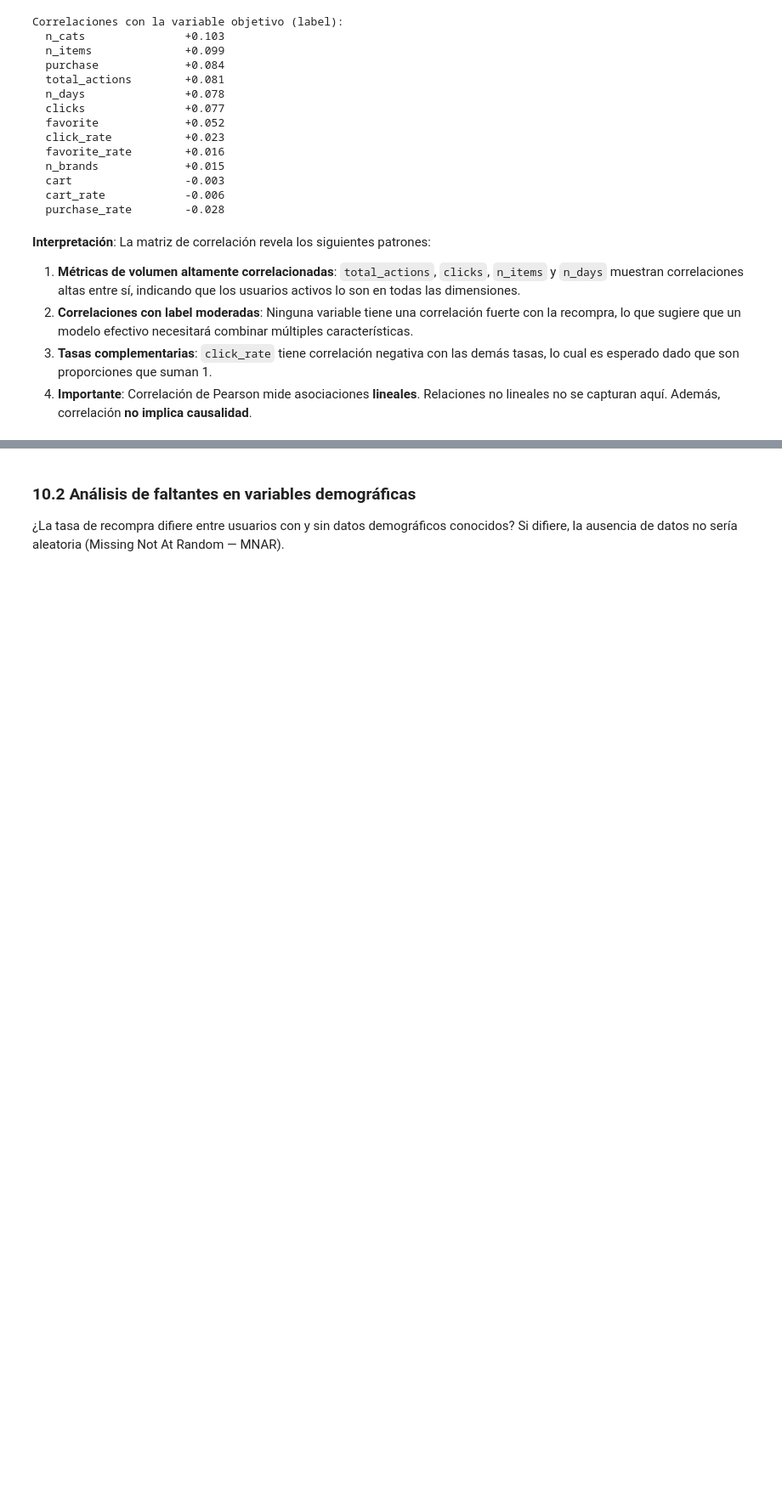
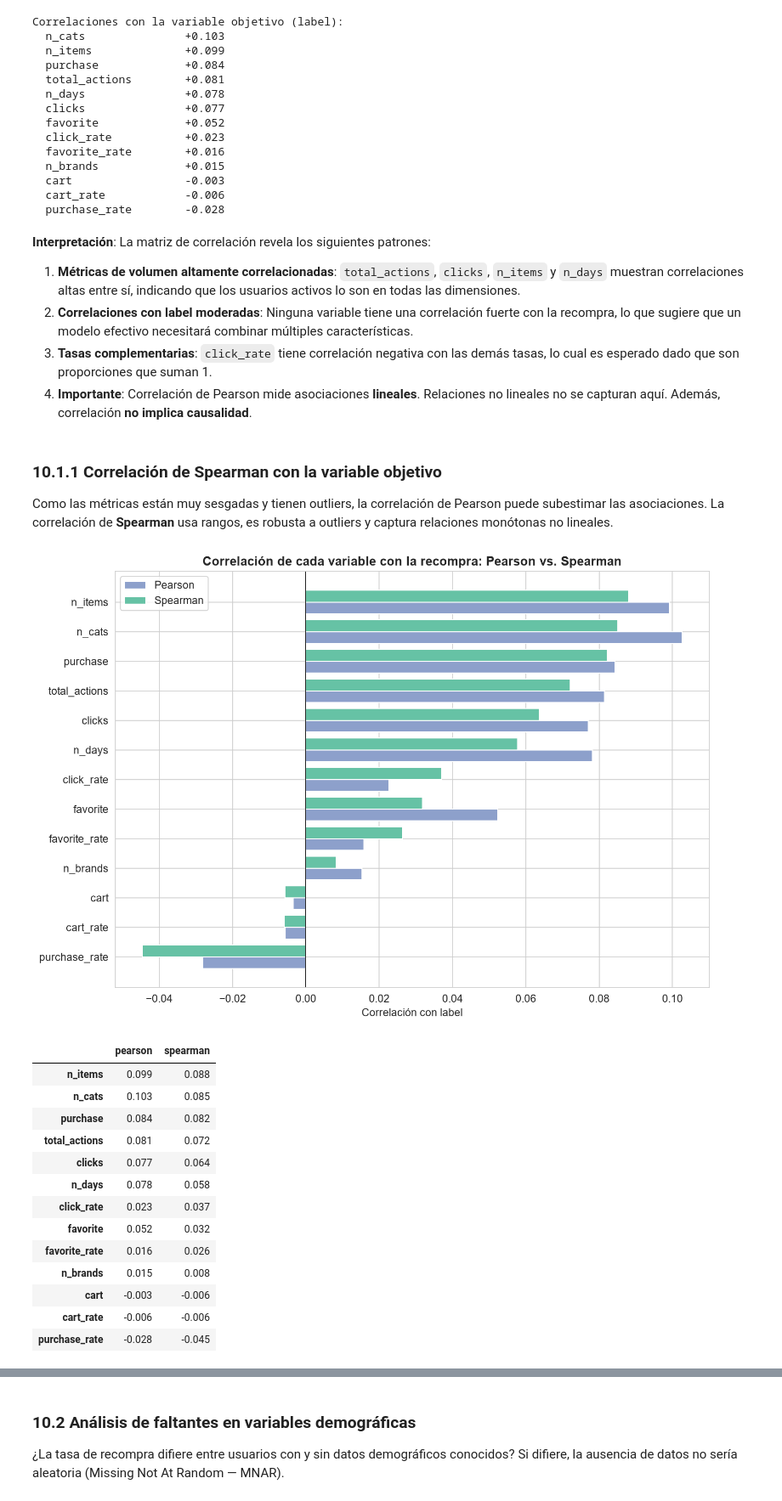
Before and after one commit to DavidDominguez-11/DS-Proyecto2, a Jupyter notebook: notebooks/proyecto2_eda.ipynb, the cells around one changed output, grey strips where cells are left out. Shown at 85% size. Cells and saved outputs as stored; diff of their text form; code cells hidden in the pictures; blank space fills up the shorter version.

Commit message:
feat(eda): validaciones calculadas, análisis temporal, Spearman y pruebas estadísticas

```diff
--- a/notebooks/proyecto2_eda.ipynb
+++ b/notebooks/proyecto2_eda.ipynb
@@ -1435,3 +1545,47 @@ Correlaciones con la variable objetivo (label):
 2. **Correlaciones con label moderadas**: Ninguna variable tiene una correlación fuerte con la recompra, lo que sugiere que un modelo efectivo necesitará combinar múltiples características.
 3. **Tasas complementarias**: `click_rate` tiene correlación negativa con las demás tasas, lo cual es esperado dado que son proporciones que suman 1.
 4. **Importante**: Correlación de Pearson mide asociaciones **lineales**. Relaciones no lineales no se capturan aquí. Además, correlación **no implica causalidad**.
+# %% [markdown]
+### 10.1.1 Correlación de Spearman con la variable objetivo
+
+Como las métricas están muy sesgadas y tienen outliers, la correlación de Pearson puede subestimar las asociaciones. La correlación de **Spearman** usa rangos, es robusta a outliers y captura relaciones monótonas no lineales.
+# %%
+pearson_label = analitica[corr_vars].corr(method='pearson')['label'].drop('label')
+spearman_label = analitica[corr_vars].corr(method='spearman')['label'].drop('label')
+corr_comp = pd.DataFrame({'pearson': pearson_label, 'spearman': spearman_label})
+corr_comp = corr_comp.sort_values('spearman', ascending=True)
+
+fig, ax = plt.subplots(figsize=(10, 7))
+y = np.arange(len(corr_comp))
+ax.barh(y - 0.2, corr_comp['pearson'], height=0.4, color=PALETTE[2], label='Pearson')
+ax.barh(y + 0.2, corr_comp['spearman'], height=0.4, color=PALETTE[0], label='Spearman')
+ax.set_yticks(y)
+ax.set_yticklabels(corr_comp.index)
+ax.axvline(0, color='black', linewidth=0.8)
+ax.set_xlabel('Correlación con label')
+ax.set_title('Correlación de cada variable con la recompra: Pearson vs. Spearman',
+             fontweight='bold')
+ax.legend()
+plt.tight_layout()
+fig.savefig(os.path.join(FIG_DIR, '16_correlacion_pearson_vs_spearman.png'))
+plt.show()
+
+corr_comp.sort_values('spearman', ascending=False).round(3).to_csv(
+    os.path.join(TAB_DIR, 'correlaciones_label.csv'))
+display(corr_comp.sort_values('spearman', ascending=False).round(3))
+# %% [output]
+[figure, added]
+|  | pearson | spearman |
+| n_items | 0.099 | 0.088 |
+| n_cats | 0.103 | 0.085 |
+| purchase | 0.084 | 0.082 |
+| total_actions | 0.081 | 0.072 |
+| clicks | 0.077 | 0.064 |
+| n_days | 0.078 | 0.058 |
+| click_rate | 0.023 | 0.037 |
+| favorite | 0.052 | 0.032 |
+| favorite_rate | 0.016 | 0.026 |
+| n_brands | 0.015 | 0.008 |
+| cart | -0.003 | -0.006 |
+| cart_rate | -0.006 | -0.006 |
+| purchase_rate | -0.028 | -0.045 |
```
Also changed, not shown: parts of 17 cells of this notebook, 26 other files.
